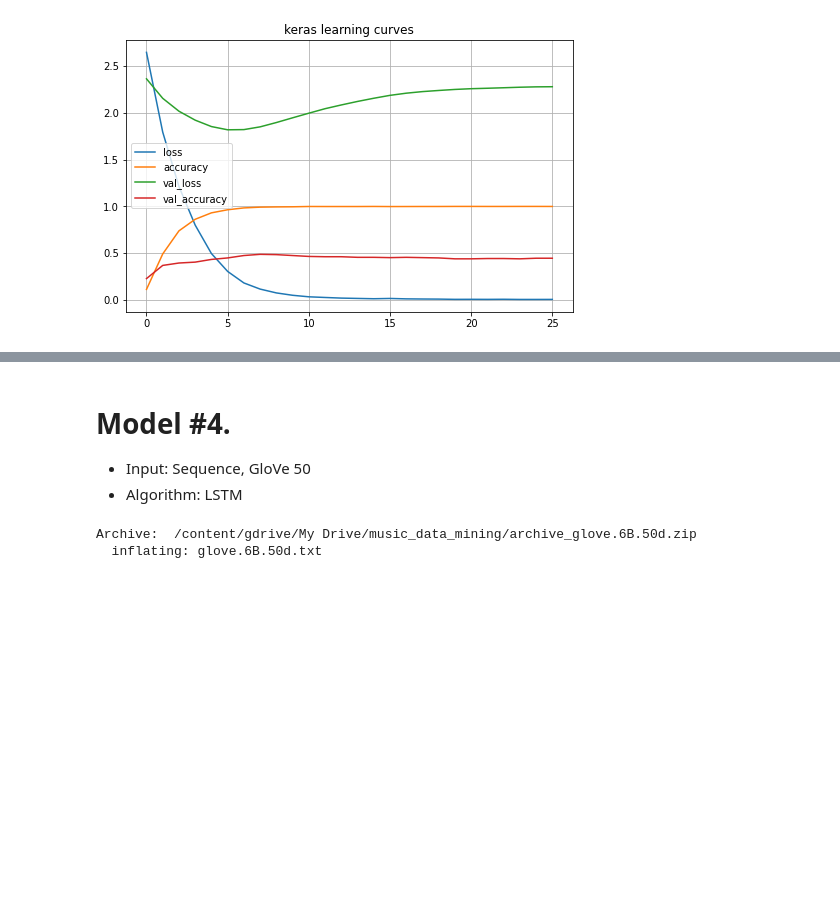
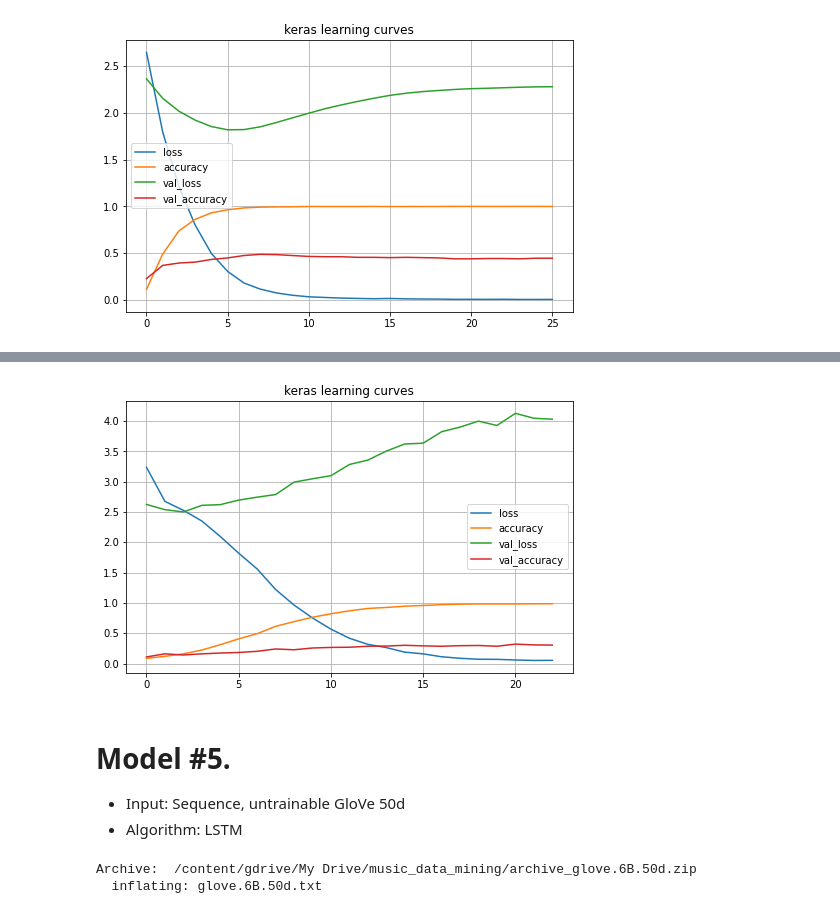
Before and after one commit to music-data-mining/W13, a Jupyter notebook: Week_13_Lab1_Genre_Classification_Using_Album_Reviews.ipynb, the cells around one changed output, grey strips where cells are left out. Cells and saved outputs as stored; diff of their text form; code cells hidden in the pictures; blank space fills up the shorter version.

```diff
--- a/Week_13_Text_Preprocessing,_Representation,_and_BERT.ipynb
+++ b/Week_13_Lab1_Genre_Classification_Using_Album_Reviews.ipynb
@@ -270,0 +304,18 @@ plt.show()
+# %%
+model = keras.models.Sequential([
+    keras.layers.Embedding(len(t.word_index)+1, 100, input_length=seq_docs_padded.shape[1], mask_zero=True, trainable=True),
+    keras.layers.LSTM(100, dropout=.5, return_sequences=True),
+    keras.layers.LayerNormalization(),
+    keras.layers.LSTM(100, dropout=.2, return_sequences=False),
+    keras.layers.LayerNormalization(),
+    keras.layers.Dropout(.2),
+    keras.layers.Dense(units=13, activation='softmax')
+])
+
+
+model.compile(loss="sparse_categorical_crossentropy",
+              optimizer = keras.optimizers.Adam(learning_rate=0.001, clipvalue=0.01),
+              metrics=["accuracy"])
+
+history = model.fit(seq_docs_padded, labels, batch_size=500, epochs=200, validation_split=.1,
+                    callbacks=[keras.callbacks.EarlyStopping(patience=20, restore_best_weights=True)])
@@ -271,6 +361,14 @@ plt.show()
+# %%
+pd.DataFrame(history.history).plot(figsize=(8, 5))
+plt.grid(True)
+
+plt.title("keras learning curves")
+plt.show()
+# %% [output]
+[figure, added]
 # %% [markdown]
-# Model #4.
-- Input: Sequence, GloVe 50
+# Model #5.
+- Input: Sequence, untrainable GloVe 50d
 - Algorithm: LSTM
 # %%
 # unzip the embedding file
```
Also changed, not shown: parts of 19 cells of this notebook.
